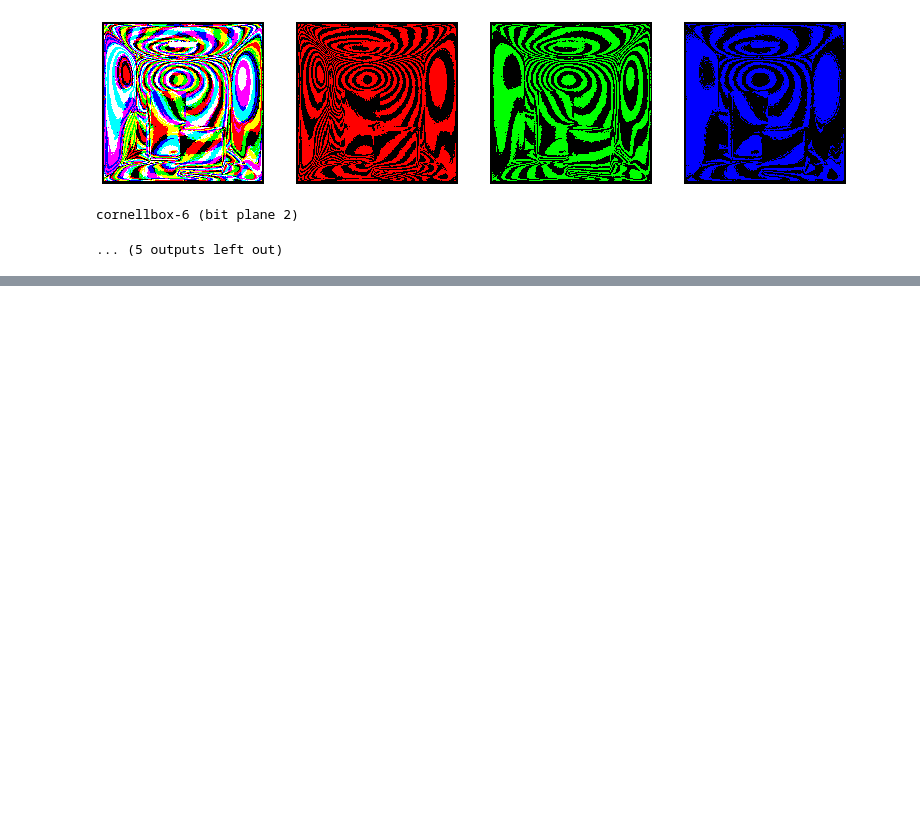
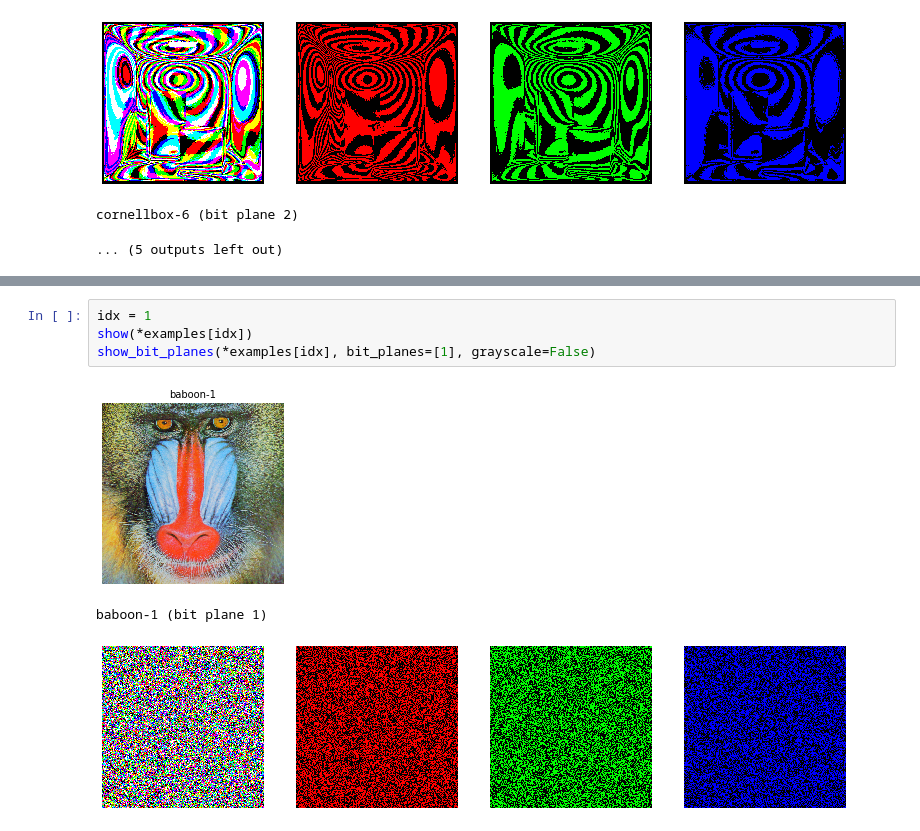
Before and after one commit to laurelkeys/image-processing, a Jupyter notebook: assignment-4/bit_planes.ipynb, the cells around one changed output, grey strips where cells are left out. Cells and saved outputs as stored; diff of their text form; blank space fills up the shorter version.

```diff
--- a/assignment-4/bit_planes.ipynb
+++ b/assignment-4/bit_planes.ipynb
@@ -137,0 +160,8 @@ cornellbox-6 (bit plane 2)
+# %%
+idx = 1
+show(*examples[idx])
+show_bit_planes(*examples[idx], bit_planes=[1], grayscale=False)
+# %% [output]
+[figure, added]
+baboon-1 (bit plane 1)
+[figure, added]
```
Also changed, not shown: parts of 7 cells of this notebook, 19 other files.
